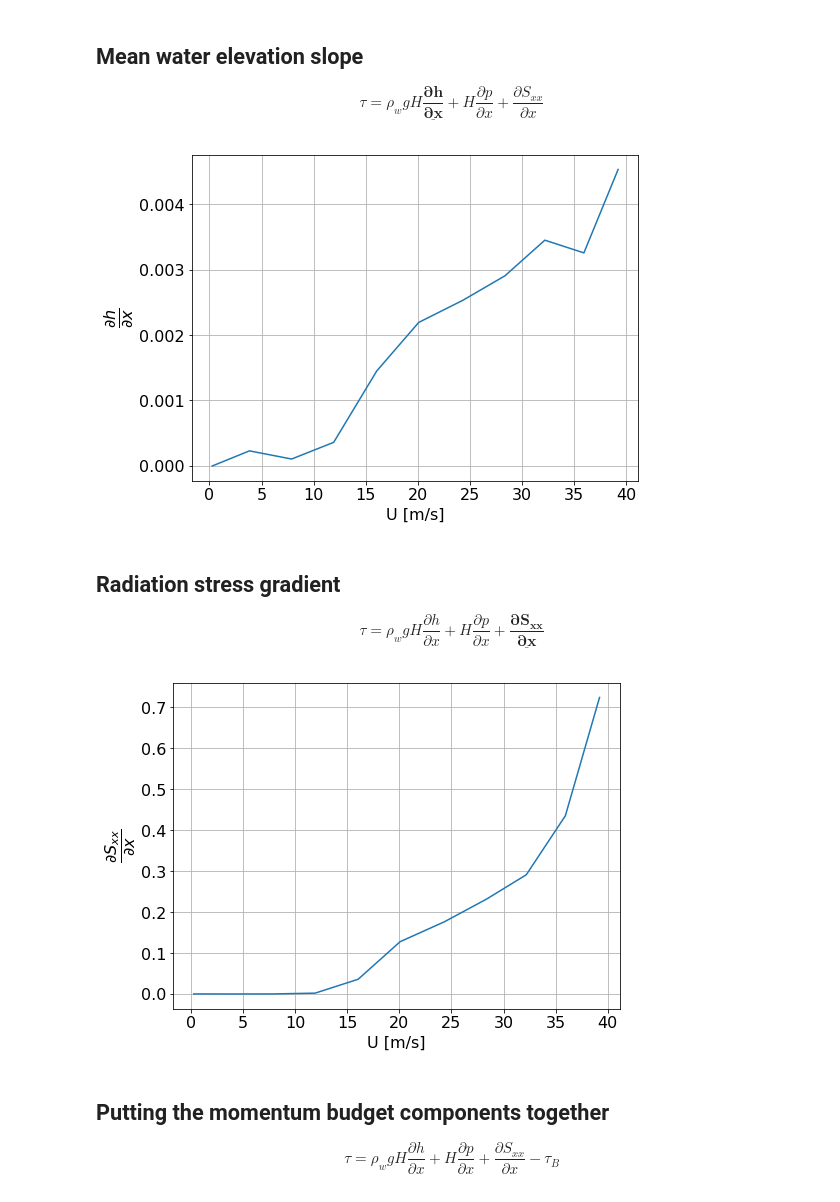
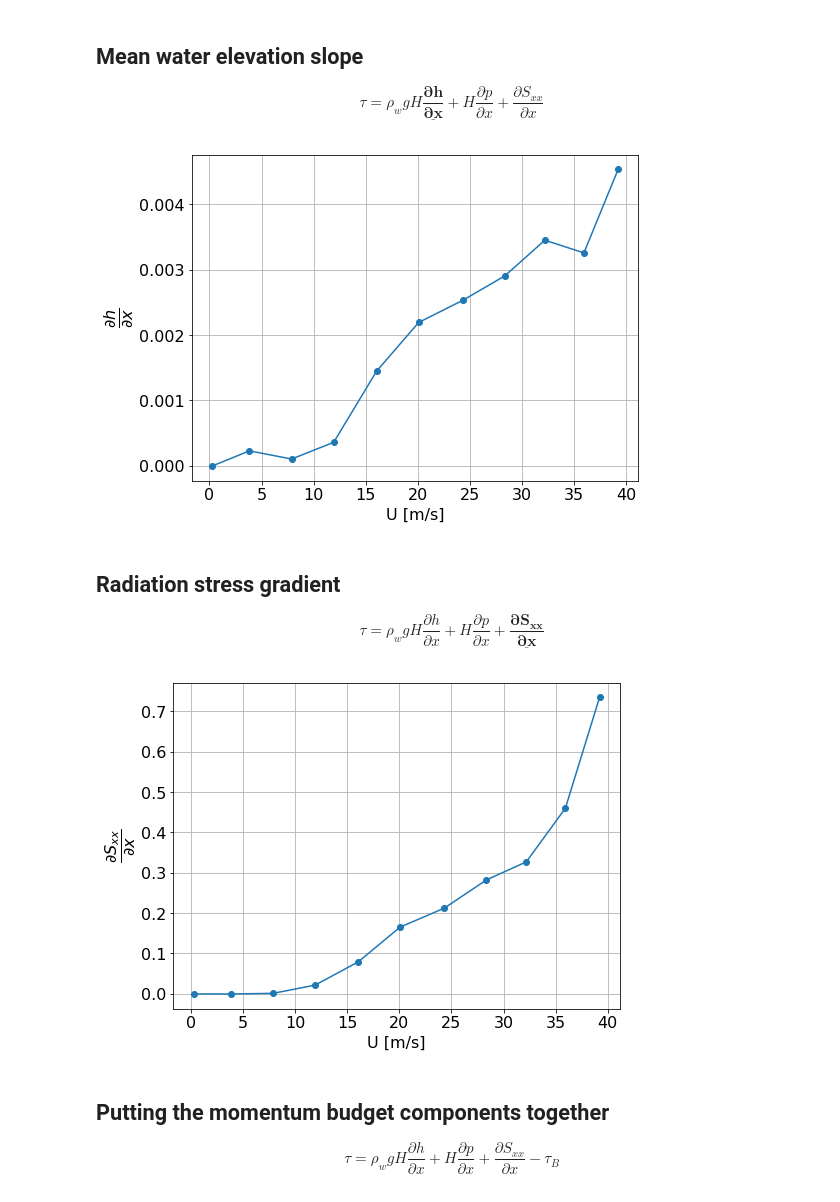
Before and after one commit to sustain-lab/sustain-drag-2020, a Jupyter notebook: momentum_budget_20201106.ipynb, the cells around one changed output. Saved outputs shown, nothing was run; the diff lists cells and outputs as text; code cells hidden in the pictures.

```diff
--- a/momentum_budget_20201106.ipynb
+++ b/momentum_budget_20201106.ipynb
@@ -212,14 +224,13 @@ for n in range(len(fan)):
     ax = plt.subplot2grid((1, len(fan)), (0, n))
     plt.plot(ds.fetch_p[good], pmean[n,good], marker='o')
     p = np.polyfit(ds.fetch_p[good], pmean[n,good], 1)
+    dpdx[n] = p[0]
     x = ds.fetch_p
-    fit = np.polyval(p, x)
-    plt.plot(x, fit, lw=1)
+    plt.plot(x, np.polyval(p, x), lw=1)
     plt.xlabel('Fetch [m]')
     if n == 0: plt.ylabel('Pressure [Pa]')
     plt.title(str(fan[n]) + ' Hz')
     plt.grid()
-    dpdx[n] = (fit[-1] - fit[0]) / (x[-1] - x[0])
 # %% [output]
 [figure]
 # %% [markdown]
@@ -271,3 +282,22 @@ def radiation_stress(F, f, df, depth, rhow=1000):
 def stress_from_momentum_budget(H, dhdx, dSxxdx, dpdx, taub, rhow):
     """Returns the stress estimate from momentum budget components."""
     return rhow * GRAV * H * dhdx + H * dpdx + dSxxdx - taub
+# %%
+num_wires = ds.fetch_w.shape[0]
+
+fig = plt.figure(figsize=(16, 64))
+for n in range(num_runs):
+    t0 = n * run_seconds + offset
+    t1 = t0 + run_seconds - offset
+    mask = (ds.time >= t0) & (ds.time <= t1)
+    for i in range(num_wires):
+        ax = plt.subplot2grid((num_runs, num_wires), (n, i))
+        e = detrend(ds.eta_w[i,mask])
+        F, f, df = power_spectrum(e, 1 / 20, binsize=32)
+        ax.loglog(f, F, lw=1)
+        ax.set_xlim(0.5, 1e1)
+        ax.set_ylim(1e-7, 1e-2)
+        ax.set_title('Fan = %i Hz' % fan[n])
+        ax.set_ylabel('$S_{\eta\eta}$ [$m^2/Hz$]')
+        ax.grid()
+        if n == num_runs - 1: ax.set_xlabel('f[Hz]')
@@ -283,7 +315,7 @@ for n in range(num_runs):
         h[n,i] = np.mean(ds.eta_w[i,mask])
         eta = detrend(ds.eta_w[i,mask])
         F, f, df = power_spectrum(eta, 1 / 20, binsize=1)
-        fmask = (f > 0.5) & (f < 2)
+        fmask = (f > 0.5) & (f < 10)
         Sxx[n,i] = radiation_stress(F[fmask], f[fmask], np.diff(f)[0], 0.8, rhow=1000)
 # %% [markdown]
 ## Mean water elevation as function of fan speed and fetch
@@ -314,12 +346,11 @@ Text(0.5, 1.0, 'Mean radiation stress from wave wire')
 # %%
+good = [0, 1, 2, 3]
 dhdx = np.zeros((num_runs))
 dSxxdx = np.zeros((num_runs))
 for n in range(num_runs):
-    x = ds.fetch_w[0:]
-    fit = np.polyval(np.polyfit(x, h[n,:], 1), x)
-    dhdx[n] = (fit[-1] - fit[0]) / (x[-1] - x[0])
-    fit = np.polyval(np.polyfit(x, Sxx[n,:], 1), x)
-    dSxxdx[n] = (fit[-1] - fit[0]) / (x[-1] - x[0])
+    x = ds.fetch_w[good]
+    dhdx[n] = np.polyfit(x, h[n,good], 1)[0]
+    dSxxdx[n] = np.polyfit(x, Sxx[n,good], 1)[0]
 # %% [markdown]
 ## Mean water elevation slope
 
@@ -330,12 +361,12 @@ $$
 $$
 # %%
 plt.figure(figsize=(8, 6))
-plt.plot(U, dhdx)
+plt.plot(U, dhdx, marker='o')
 plt.xlabel('U [m/s]')
 plt.ylabel(r'$\dfrac{\partial h}{\partial x}$')
 plt.grid()
 # %% [output]
-[figure, old version]
+[figure, new version]
 # %% [markdown]
 ## Radiation stress gradient
 
@@ -346,12 +377,12 @@ $$
 $$
 # %%
 plt.figure(figsize=(8, 6))
-plt.plot(U, dSxxdx)
+plt.plot(U, dSxxdx, marker='o')
 plt.xlabel('U [m/s]')
 plt.ylabel(r'$\dfrac{\partial S_{xx}}{\partial x}$')
 plt.grid()
 # %% [output]
-[figure, old version]
+[figure, new version]
 # %% [markdown]
 ## Putting the momentum budget components together
 
```
Also changed, not shown: parts of 23 cells of this notebook, 1 other file.
